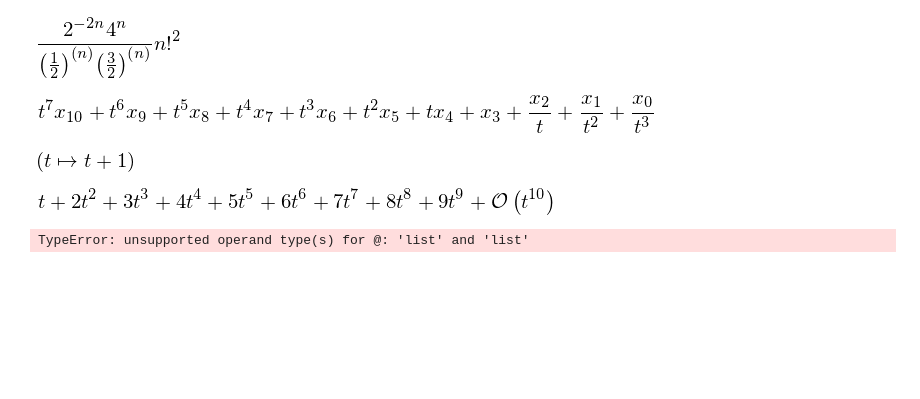
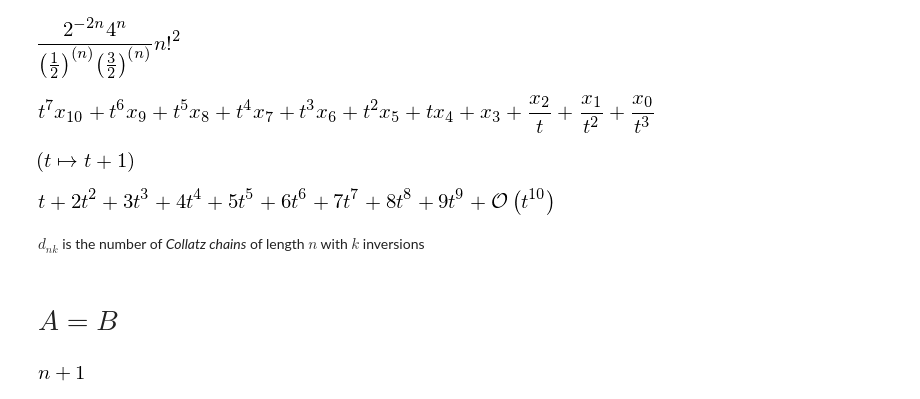
Before and after one commit to massimo-nocentini/pacc, a Jupyter notebook: sympy-notebook/Analysis of Algorithms.ipynb, the cells around one changed output. Drawn from its saved outputs; the diff is of its cells as text; code cells hidden in the pictures; blank space fills up the shorter version.

```diff
--- a/sympy-notebook/Analysis of Algorithms.ipynb
+++ b/sympy-notebook/Analysis of Algorithms.ipynb
@@ -359,11 +359,13 @@ f
 series(t/(1-t)**2, n=10)
 # %% [output]
 [figure]
-# %%
-a=[[ 1., 0., 0.],
-       [ 0., 1., 0.],
-       [ 0., 0., 1.]]
-b=[[1],[2],[3]]
-a @ a
-# %% [output]
-TypeError: unsupported operand type(s) for @: 'list' and 'list'
+# %% [markdown]
+$d_{nk}$ is the number of *Collatz chains* of length $n$ with $k$ inversions
+# %% [markdown]
+# $A=B$
+# %%
+def an_example(n): return factorial(n+1)/factorial(n)
+
+an_example(n).simplify()
+# %% [output]
+[figure, added]
```
Also changed, not shown: parts of 8 cells of this notebook.
